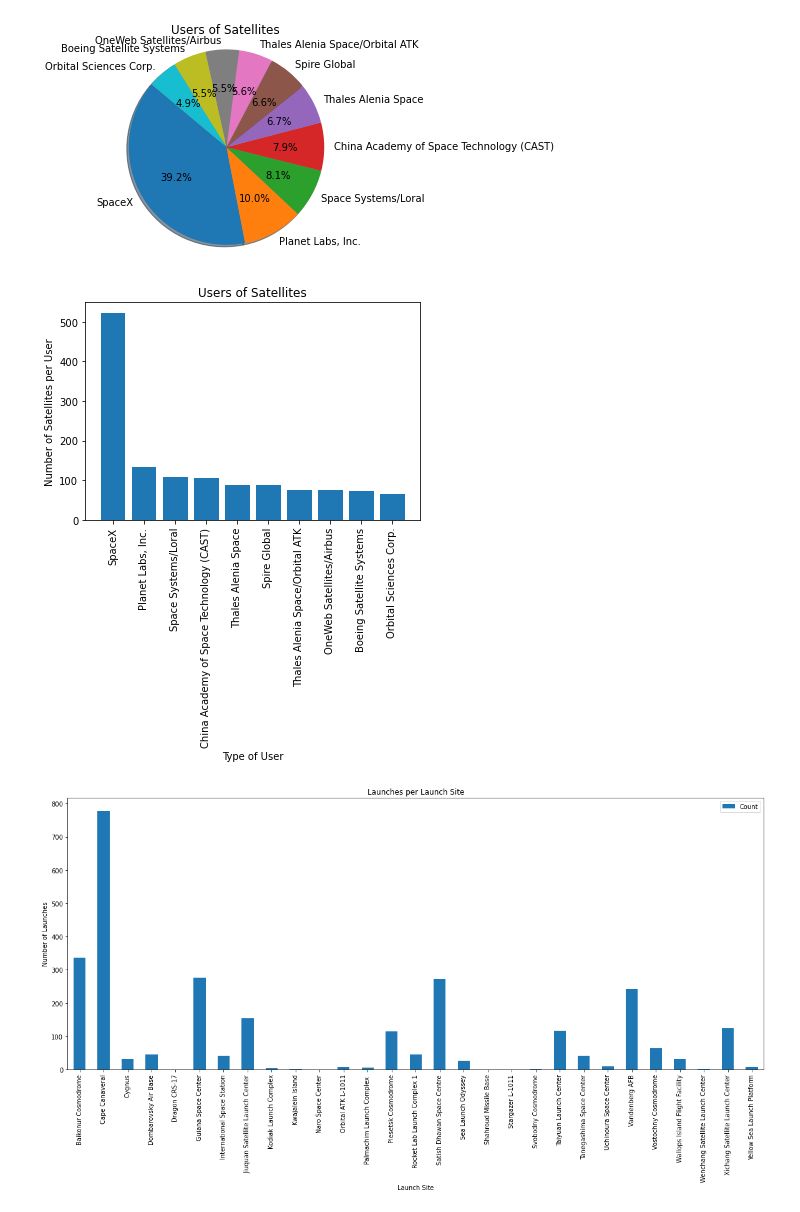
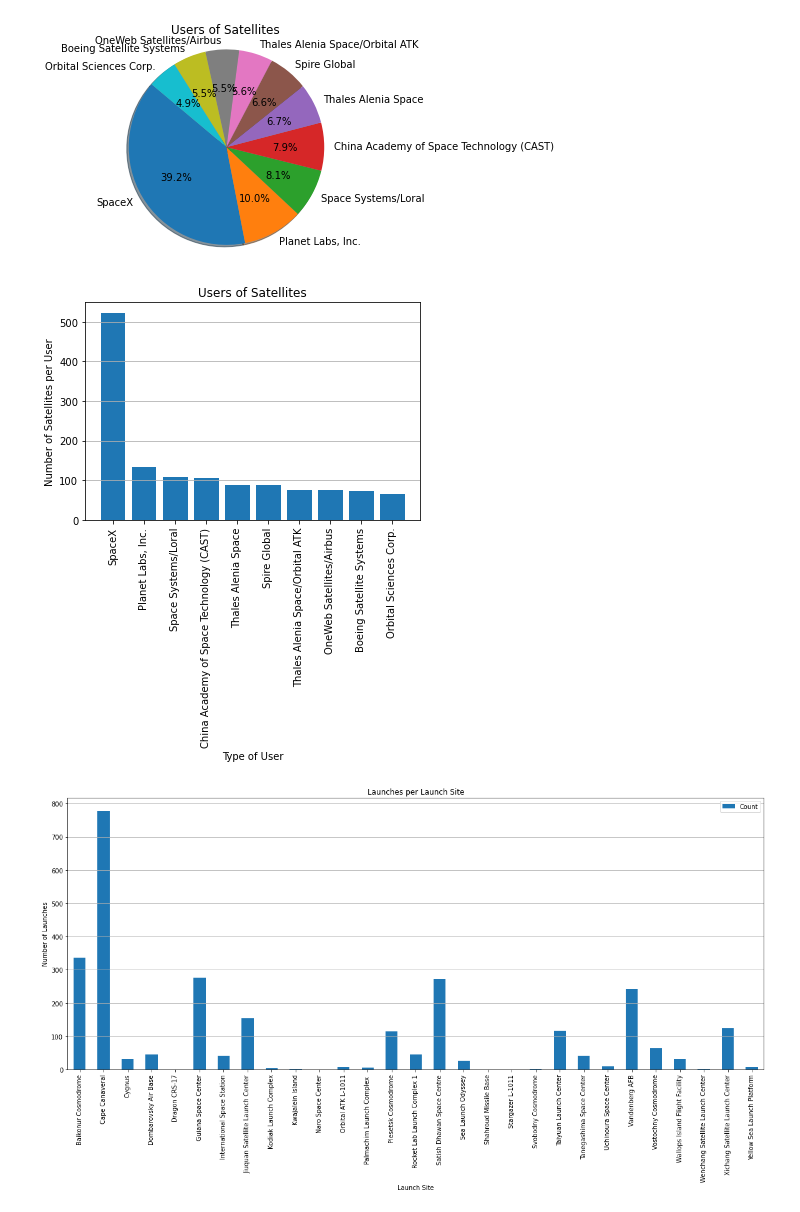
Before and after one commit to jdmerryman88/Worldwide_Satellite_Analysis, a Jupyter notebook: final.ipynb, the cells around one changed output. Drawn from its saved outputs; the diff is of its cells as text; code cells hidden in the pictures.

```diff
--- a/final.ipynb
+++ b/final.ipynb
@@ -213,18 +354,18 @@ plt.show()
 # %%
 labels = sorted_contractors_df['Contractor'].head(10)
 sizes = sorted_contractors_df['Count'].head(10)
 plt.bar(labels, sizes)
 
 plt.title("Users of Satellites")
 plt.xlabel("Type of User")
 plt.ylabel("Number of Satellites per User")
 plt.xticks(rotation=90)
-
+plt.grid(axis='y')
 
 plt.savefig("Images/Launches_Top_10_Contractors_Bar.png")
 plt.show()
 # %% [output]
-[figure, old version]
+[figure, new version]
 # %%
 ### Launch Sites Starts here
 
@@ -246,13 +387,13 @@ cleaned_launch_df
 #Creates bar graph with launches per site
 lsb = cleaned_launch_df.plot.bar(x='Launch Site', y='Count', rot=90, figsize=(20, 8),title= 'Launches per Launch Site')
 lsb.set_ylabel("Number of Launches")
-
+plt.grid(axis='y')
 
 
 plt.savefig("Images/Launches_Per_Site_Bar.png")
 plt.show()
 # %% [output]
-[figure, old version]
+[figure, new version]
 # %%
 #Add lat and lng columns to dataframe to be filled
 sites = cleaned_launch_df['Launch Site'].tolist()
```
Also changed, not shown: parts of 15 cells of this notebook, 11 other files.
